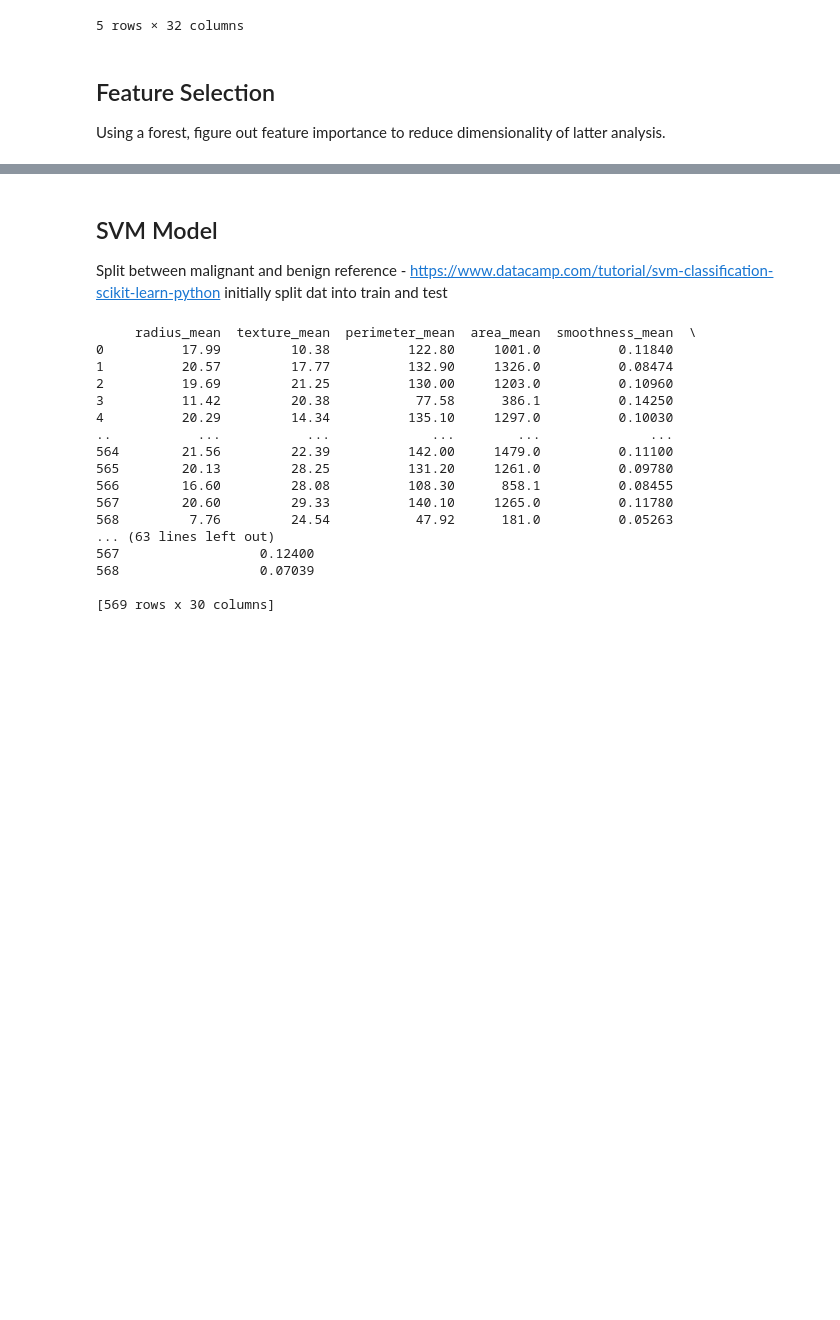
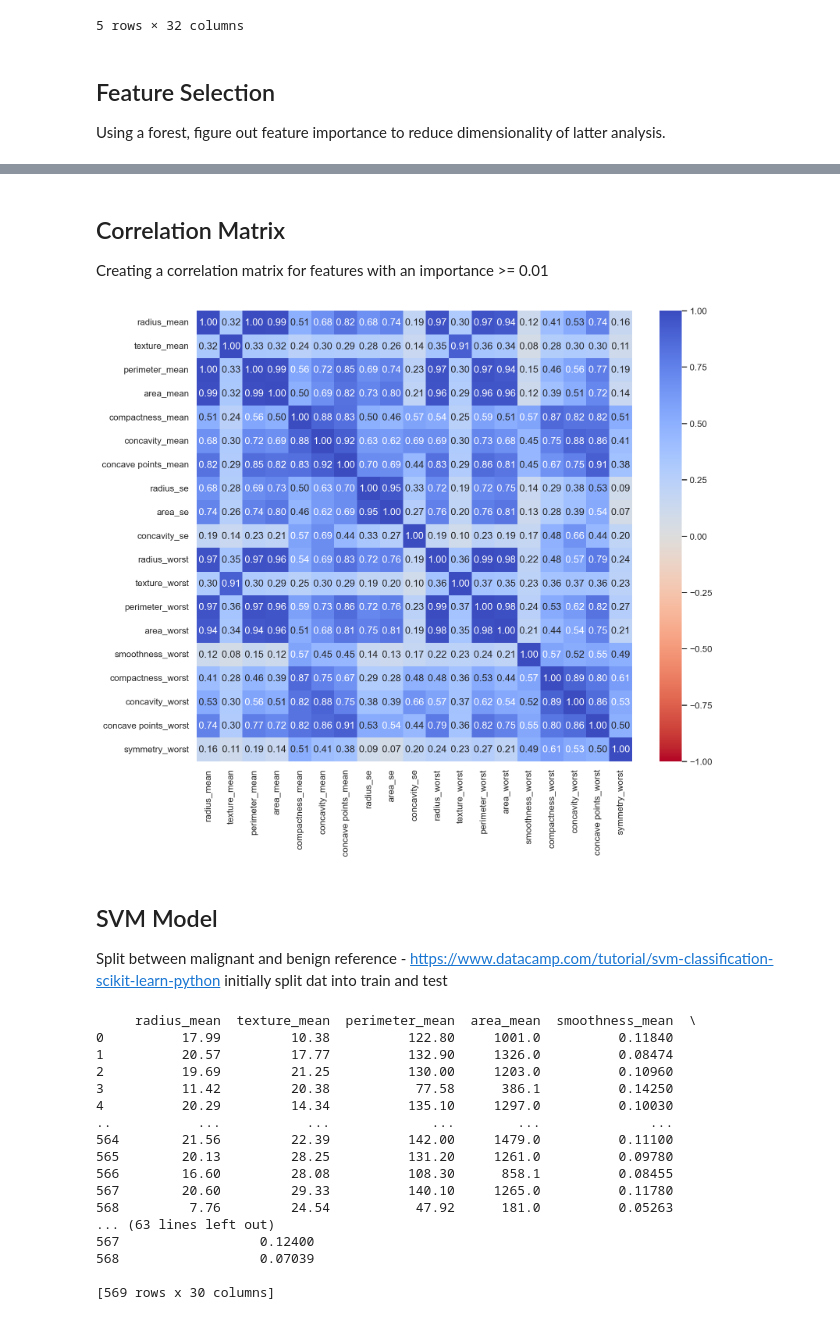
Before and after one commit to mgkosten/CS3870_FinalProject, a Jupyter notebook: finalProject.ipynb, the cells around one changed output, grey strips where cells are left out. Saved outputs shown, nothing was run; the diff lists cells and outputs as text; code cells hidden in the pictures; blank space fills up the shorter version.

Commit message:
Created correlation matrix

```diff
--- a/finalProject.ipynb
+++ b/finalProject.ipynb
@@ -113,4 +113,28 @@ symmetry_mean              0.003804
 dtype: float64
+# %% [markdown]
+## Correlation Matrix
+Creating a correlation matrix for features with an importance >= 0.01
+# %%
+# Get features with importance >= 0.01
+important_features = feature_importances[feature_importances >= 0.01]
+# Get subset of DataFrame
+important_df = df[list(important_features.index)]
+
+# Start by creating the correlation matrix:
+df_corr = important_df.corr(numeric_only = True)
+
+# Using heatmap to create a correlation plot
+plt.figure(figsize=(12, 10))
+sns.heatmap(
+    data = df_corr,
+    annot = True, # Show the correlation values,
+    fmt = '.2f', # Round to 2 decimal places
+    cmap = 'coolwarm_r', # reverses the coolwarm color palette
+    vmin = -1,
+    vmax = +1
+);
+# %% [output]
+[figure, added]
 # %% [markdown]
 
 ## SVM Model
```
Also changed, not shown: parts of 1 cell of this notebook.
